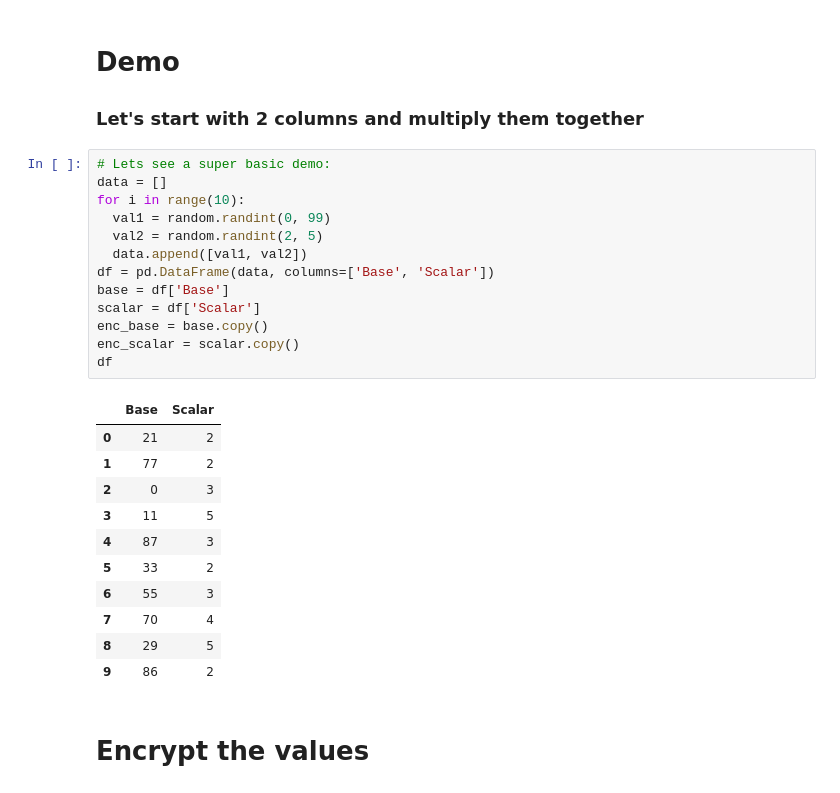
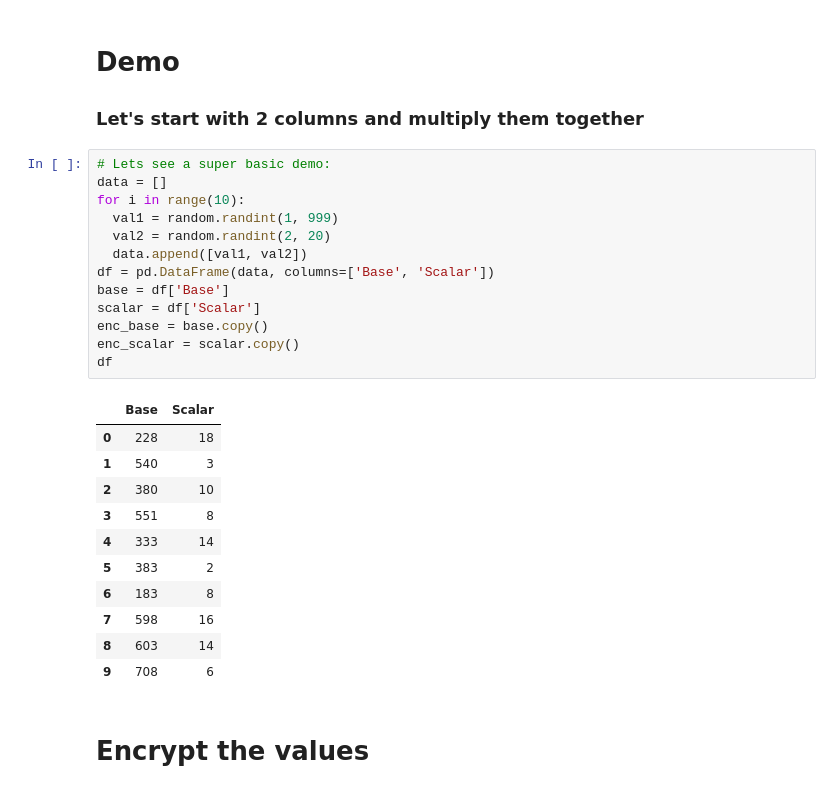
Before and after one commit to qwis95/rsa_demo, a Jupyter notebook: RSA.ipynb, the cells around one changed output. Drawn from its saved outputs; the diff is of its cells as text.

```diff
--- a/RSA.ipynb
+++ b/RSA.ipynb
@@ -64,28 +64,28 @@ True
 # %%
 # Lets see a super basic demo:
 data = []
 for i in range(10):
-  val1 = random.randint(0, 99)
-  val2 = random.randint(2, 5)
+  val1 = random.randint(1, 999)
+  val2 = random.randint(2, 20)
   data.append([val1, val2])
 df = pd.DataFrame(data, columns=['Base', 'Scalar'])
 base = df['Base']
 scalar = df['Scalar']
 enc_base = base.copy()
 enc_scalar = scalar.copy()
 df
 # %% [output]
 |  | Base | Scalar |
-| 0 | 21 | 2 |
-| 1 | 77 | 2 |
-| 2 | 0 | 3 |
-| 3 | 11 | 5 |
-| 4 | 87 | 3 |
-| 5 | 33 | 2 |
-| 6 | 55 | 3 |
-| 7 | 70 | 4 |
-| 8 | 29 | 5 |
-| 9 | 86 | 2 |
+| 0 | 228 | 18 |
+| 1 | 540 | 3 |
+| 2 | 380 | 10 |
+| 3 | 551 | 8 |
+| 4 | 333 | 14 |
+| 5 | 383 | 2 |
+| 6 | 183 | 8 |
+| 7 | 598 | 16 |
+| 8 | 603 | 14 |
+| 9 | 708 | 6 |
 # %% [markdown]
 # Encrypt the values
 # %%
```
Also changed, not shown: parts of 5 cells of this notebook.
